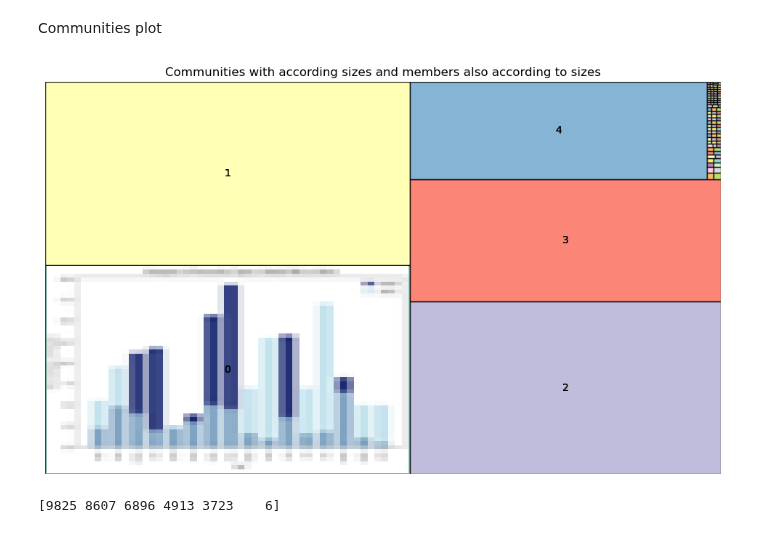
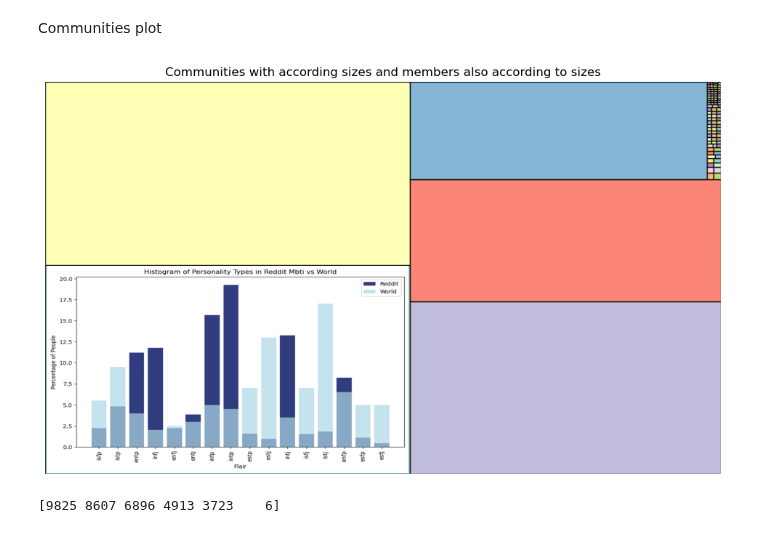
Before and after one commit to luchsonice/MBTI, a Jupyter notebook: 5_Communities.ipynb, the cells around one changed output. Drawn from its saved outputs; the diff is of its cells as text; code cells hidden in the pictures.

Commit message:
Refined plot

```diff
--- a/5_Communities.ipynb
+++ b/5_Communities.ipynb
@@ -112,8 +112,7 @@ Communities plot
 number_of_unique_communities = len(df_community['Community'].unique())
 number_of_members_in_each_community = df_community['Community'].value_counts().values
 
-labels = [str(i) for i in range(number_of_unique_communities)]
-labels[5:] = ['' for i in range(number_of_unique_communities-5)]
+labels = ['' for i in range(number_of_unique_communities)]
 sizes = df_community['Community'].value_counts().values
 
 fig, ax = plt.subplots(figsize=(12,7))
@@ -122,38 +121,46 @@ squarify.plot(sizes=sizes,alpha=.8,label=labels,color=sb.color_palette("Set3", n
 # get coordinates of each rectangle
 allrectangles = squarify.plot(sizes=sizes,label=labels,alpha=.8,color=sb.color_palette("Set3", number_of_unique_communities),ec='black',ax=ax)
 rectangles = []
 for rect in allrectangles.patches:
     x, y, w, h = rect.get_x(), rect.get_y(), rect.get_width(), rect.get_height()
     rectangles.append((x, y, w, h))
 
 # Path to the word cloud images
 word_cloud_paths = ["Images/output.png"]
 
+# Fixed size for the word cloud images
+fixed_width = 1000
+fixed_height = 100
+
 # Iterate through each rectangle and overlay the word cloud
 for i, (size, word_cloud_path) in enumerate(zip(sizes, word_cloud_paths)):
     # Get the coordinates of the rectangle
     x, y, dx, dy = rectangles[i]
     edge_width = 0.5
-    x += edge_width/2
-    y += edge_width/2
+    x += edge_width / 2
+    y += edge_width / 2
     dx -= edge_width
     dy -= edge_width
 
     # Load the word cloud image
     word_cloud_img = Image.open(word_cloud_path)
 
-    # Resize the word cloud image to fit the rectangle
-    word_cloud_img = word_cloud_img.resize((int(dx), int(dy)))
+    # Resize the word cloud image to a fixed size while maintaining aspect ratio
+    aspect_ratio = word_cloud_img.width / word_cloud_img.height
+    new_width = fixed_width
+    new_height = int(fixed_width / aspect_ratio)
+    word_cloud_img = word_cloud_img.resize((new_width, new_height))
+
 
     # Overlay the word cloud on the plot
     ax.imshow(word_cloud_img, extent=(x, x + dx, y, y + dy), aspect='auto', zorder=2)
 
 squarify.plot(sizes=sizes,label=labels,alpha=0,color=sb.color_palette("Set3", number_of_unique_communities),ec='black',ax=ax)
 plt.title('Communities with according sizes and members also according to sizes')
 plt.axis('off')
 plt.show()
 # %% [output]
-[figure, old version]
+[figure, new version]
 # %%
 print(sizes[:6])
 # %% [output]
```
Also changed, not shown: parts of 1 cell of this notebook.
